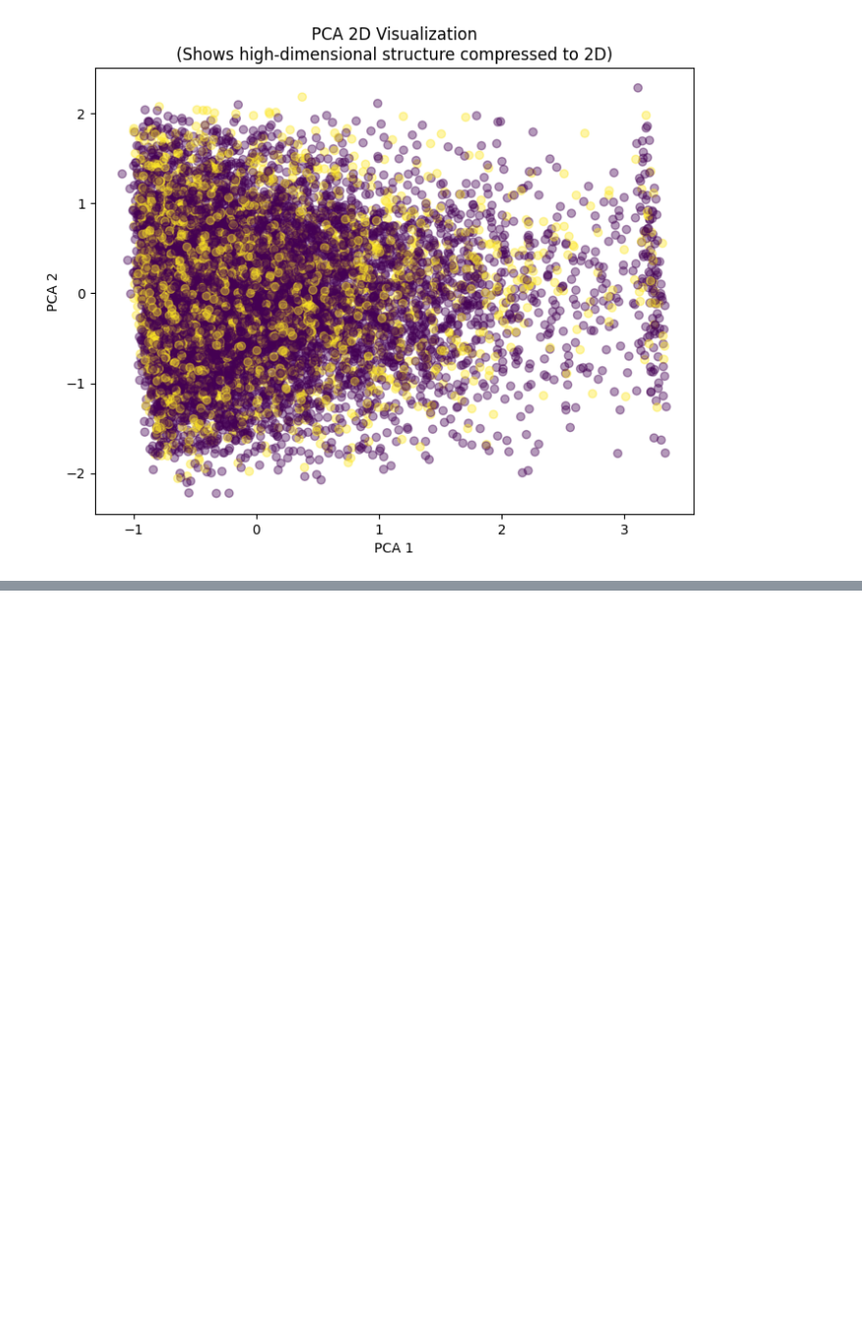
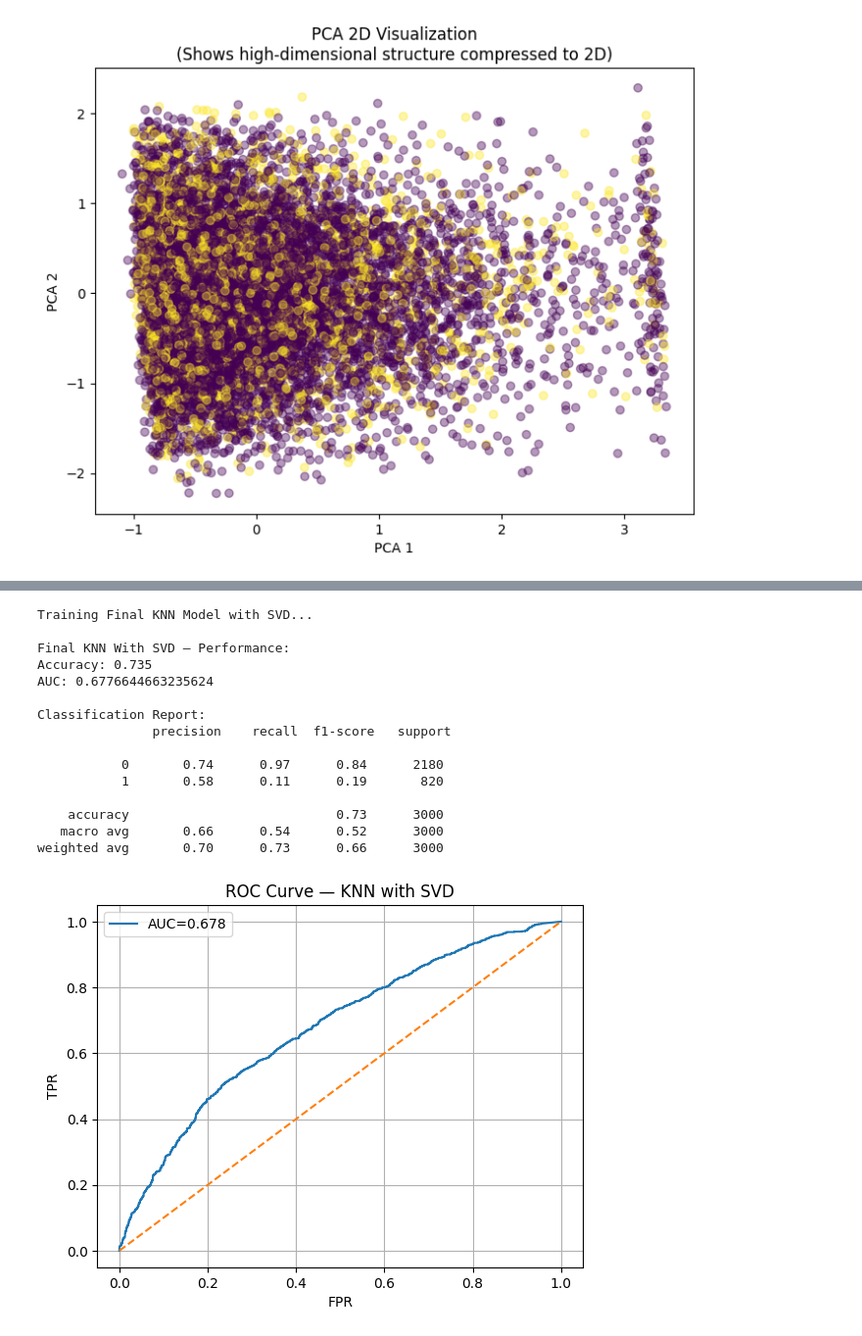
Before and after one commit to ArunimaSaxena164/FacultyForecast, a Jupyter notebook: notebooks/05_knn.ipynb, the cells around one changed output, grey strips where cells are left out. Shown at 98% size. Drawn from its saved outputs; the diff is of its cells as text; code cells hidden in the pictures; blank space fills up the shorter version.

```diff
--- a/notebooks/05_knn.ipynb
+++ b/notebooks/05_knn.ipynb
@@ -277,0 +219,71 @@ AUC Score (KNN K=29): 0.7040
+# %%
+# ============================================
+# FINAL KNN WITH TRUNCATED SVD (Recommended)
+# ============================================
+
+from sklearn.decomposition import TruncatedSVD
+from sklearn.neighbors import KNeighborsClassifier
+from sklearn.pipeline import Pipeline
+from sklearn.metrics import accuracy_score, roc_auc_score, classification_report
+import matplotlib.pyplot as plt
+
+print("Training Final KNN Model with SVD...")
+
+knn_svd = Pipeline([
+    ("preprocess", preprocessor),
+
+    # Reduce dimensionality after OHE (very important!)
+    ("svd", TruncatedSVD(
+        n_components=40,      # reduce to 40 latent dimensions
+        random_state=42
+    )),
+
+    ("knn", KNeighborsClassifier(
+        n_neighbors=15,
+        weights="distance",
+        metric="minkowski",
+        p=1                    # Manhattan distance
+    ))
+])
+
+# Train
+knn_svd.fit(X_train, y_train)
+
+# Predict
+y_pred_svd = knn_svd.predict(X_test)
+y_prob_svd = knn_svd.predict_proba(X_test)[:, 1]
+
+print("\nFinal KNN With SVD — Performance:")
+print("Accuracy:", accuracy_score(y_test, y_pred_svd))
+print("AUC:", roc_auc_score(y_test, y_prob_svd))
+print("\nClassification Report:\n", classification_report(y_test, y_pred_svd))
+
+# ROC Curve (optional)
+from sklearn.metrics import roc_curve
+
+fpr, tpr, _ = roc_curve(y_test, y_prob_svd)
+plt.plot(fpr, tpr, label=f"AUC={roc_auc_score(y_test, y_prob_svd):.3f}")
+plt.plot([0,1], [0,1], '--')
+plt.title("ROC Curve — KNN with SVD")
+plt.xlabel("FPR")
+plt.ylabel("TPR")
+plt.legend()
+plt.grid(True)
+plt.show()
+# %% [output]
+Training Final KNN Model with SVD...
+
+Final KNN With SVD — Performance:
+Accuracy: 0.735
+AUC: 0.6776644663235624
+
+Classification Report:
+               precision    recall  f1-score   support
+
+           0       0.74      0.97      0.84      2180
+           1       0.58      0.11      0.19       820
+
+    accuracy                           0.73      3000
+   macro avg       0.66      0.54      0.52      3000
+weighted avg       0.70      0.73      0.66      3000
+[figure, added]
```
Also changed, not shown: parts of 6 cells of this notebook, 3 other files.
